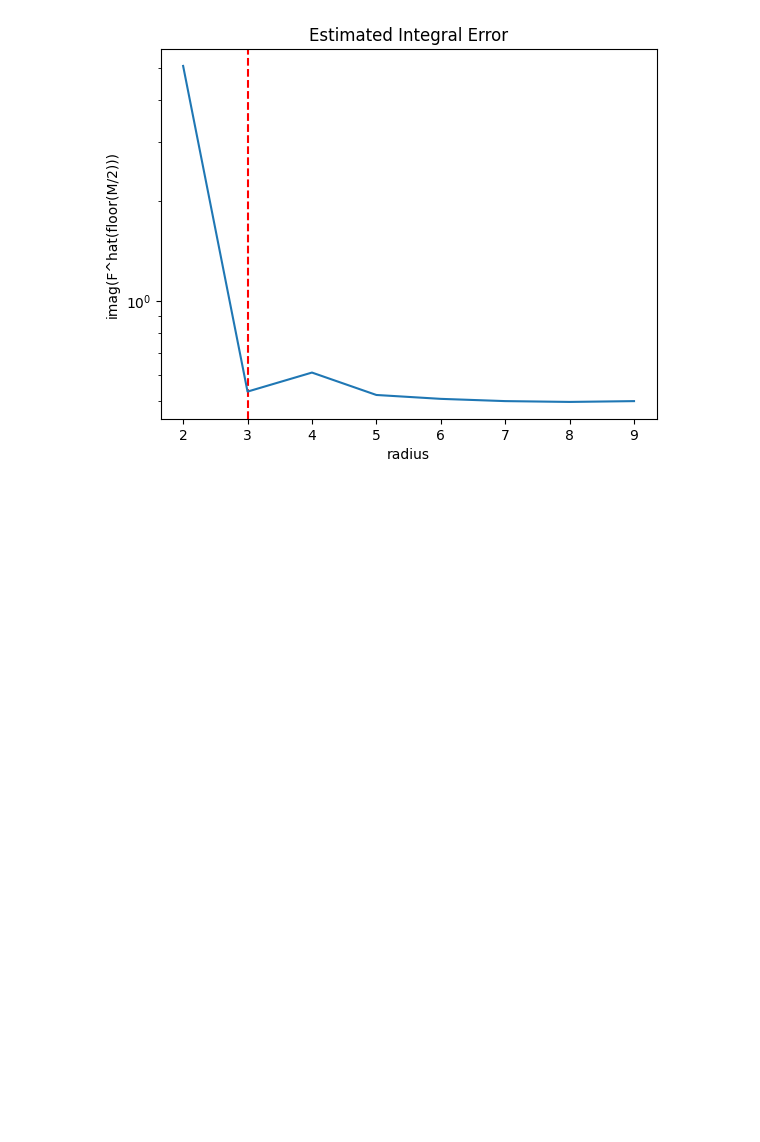
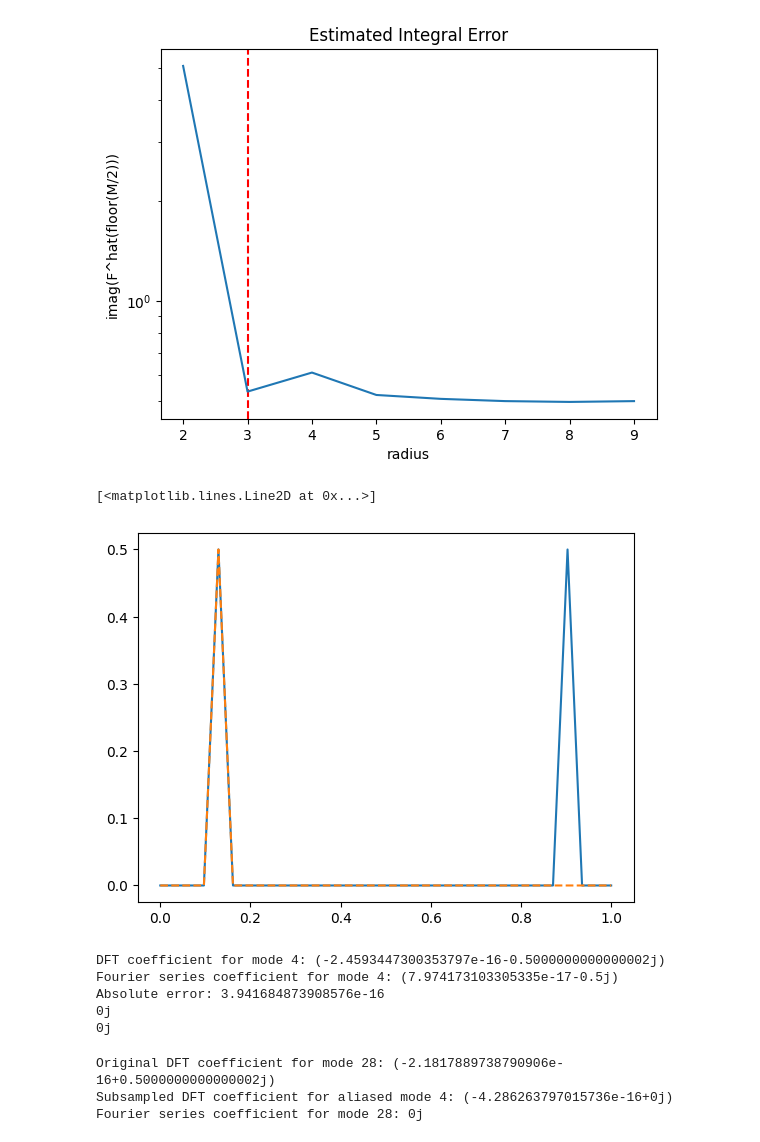
Before and after one commit to jackkrebsbach/wendy.R, a Jupyter notebook: exploration/test_functions.ipynb, the cells around one changed output. Saved outputs shown, nothing was run; the diff lists cells and outputs as text; code cells hidden in the pictures; blank space fills up the shorter version.

Commit message:
fourier exploration

```diff
--- a/exploration/test_functions.ipynb
+++ b/exploration/test_functions.ipynb
@@ -259,3 +259,75 @@ print(f"errors: {errors}")
 errors: [5.07906775 0.53506845 0.61026554 0.52271754 0.50886254 0.50101612
  0.4982075  0.50096722]
 [figure]
+# %%
+import numpy as np
+import matplotlib.pyplot as plt
+from scipy.integrate import quad
+
+def f(t):
+    return np.sin(2 * np.pi * 4 * t)
+
+def fourier_series_coeffs(func, T, N):
+    """Compute N Fourier series coefficients for func on [0, T]"""
+    coeffs = []
+    for k in range(N):
+        integrand = lambda t: func(t) * np.exp(-1j * 2 * np.pi * k * t / T)
+        c_k, _ = quad(lambda t: np.real(integrand(t)), 0, T)
+        c_k_im, _ = quad(lambda t: np.imag(integrand(t)), 0, T)
+        c_k = (c_k + 1j * c_k_im) / T
+        coeffs.append(c_k)
+    return np.array(coeffs)
+
+
+N = 32
+T = 1.0
+t_samples = np.linspace(0, T, N, endpoint=False)
+x_samples = f(t_samples)
+
+dft_coeffs = np.fft.fft(x_samples) / N
+dft_coeffs[np.isclose(np.abs(dft_coeffs), 0, atol=1e-10)] = 0
+
+fs_coeffs = fourier_series_coeffs(f, T, N)
+fs_coeffs[np.isclose(np.abs(fs_coeffs), 0, atol=1e-10)] = 0
+
+t = np.linspace(0,T, 32)
+
+plt.plot(t, np.abs(dft_coeffs))
+plt.plot(t, np.abs(fs_coeffs), linestyle='--')
+# %% [output]
+[<matplotlib.lines.Line2D at 0x...>]
+[figure, added]
+# %%
+m = 4
+
+print(f"DFT coefficient for mode {m}: {dft_coeffs[m]}")
+print(f"Fourier series coefficient for mode {m}: {fs_coeffs[m]}")
+print(f"Absolute error: {abs(dft_coeffs[m] - fs_coeffs[m])}")
+
+# We see that the 31 modes are not estimated well at all by the DFT!
+print(dft_coeffs[N - 2])
+print(fs_coeffs[N - 2])
+# %% [output]
+DFT coefficient for mode 4: (-2.4593447300353797e-16-0.5000000000000002j)
+Fourier series coefficient for mode 4: (7.974173103305335e-17-0.5j)
+Absolute error: 3.941684873908576e-16
+0j
+0j
+# %%
+s = 4  # Subsampling factor
+N_sub = N // s
+t_sub = t_samples[::s]
+x_sub = x_samples[::s]
+dft_sub = np.fft.fft(x_sub) / N_sub
+
+# The m-th mode in the original data aliases to m' in the subsampled DFT
+m = 28  # Try a high mode
+m_alias = m % N_sub
+
+print(f"Original DFT coefficient for mode {m}: {dft_coeffs[m]}")
+print(f"Subsampled DFT coefficient for aliased mode {m_alias}: {dft_sub[m_alias]}")
+print(f"Fourier series coefficient for mode {m}: {fs_coeffs[m]}")
+# %% [output]
+Original DFT coefficient for mode 28: (-2.1817889738790906e-16+0.5000000000000002j)
+Subsampled DFT coefficient for aliased mode 4: (-4.286263797015736e-16+0j)
+Fourier series coefficient for mode 28: 0j
```
Also changed, not shown: parts of 2 cells of this notebook, 4 other files.
